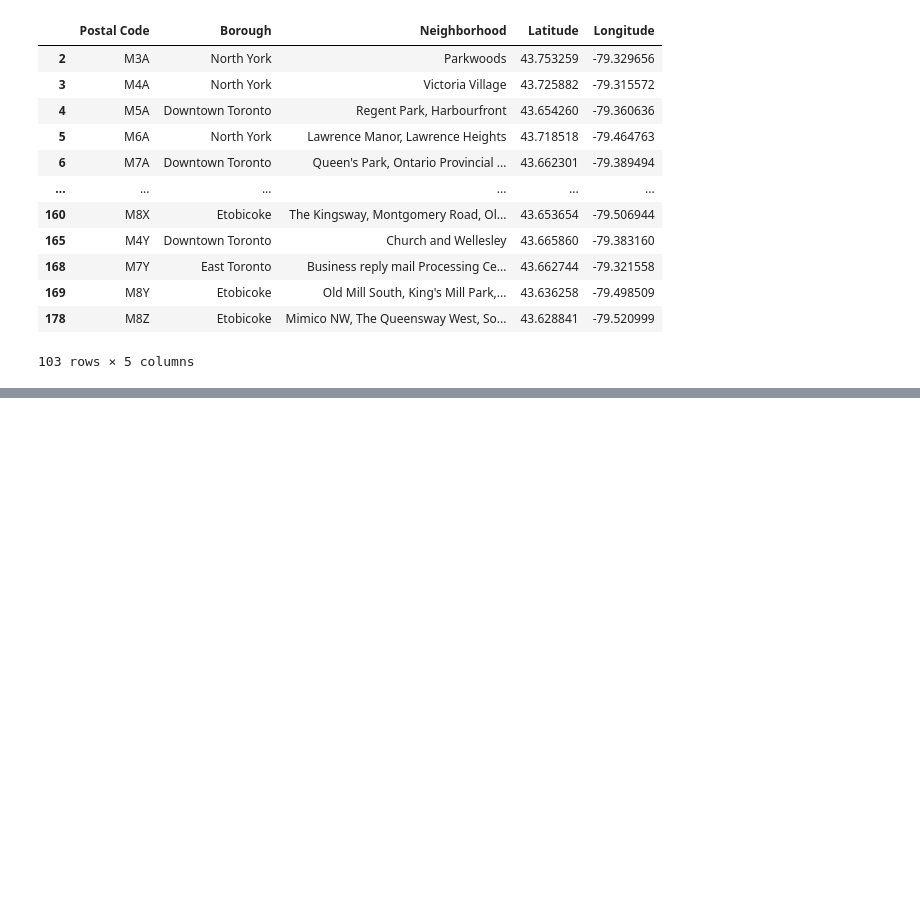
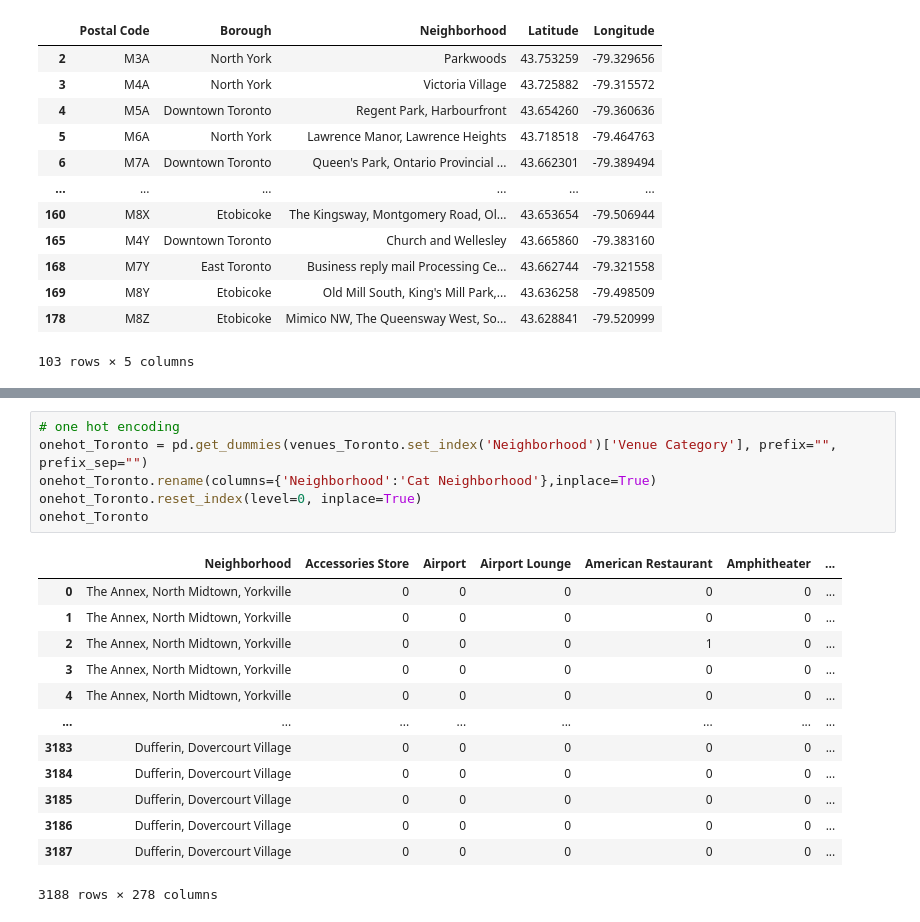
Before and after one commit to inesboxexa/Coursera_Capstone, a Jupyter notebook: Week-3.ipynb, the cells around one changed output, grey strips where cells are left out. Saved outputs shown, nothing was run; the diff lists cells and outputs as text; blank space fills up the shorter version.

```diff
--- a/Week-3.ipynb
+++ b/Week-3.ipynb
@@ -128,0 +321,20 @@ df_
+# %%
+# one hot encoding
+onehot_Toronto = pd.get_dummies(venues_Toronto.set_index('Neighborhood')['Venue Category'], prefix="", prefix_sep="")
+onehot_Toronto.rename(columns={'Neighborhood':'Cat Neighborhood'},inplace=True)
+onehot_Toronto.reset_index(level=0, inplace=True)
+onehot_Toronto
+# %% [output]
+|  | Neighborhood | Accessories Store | Airport | Airport Lounge | American Restaurant | Amphitheater | ... |
+| 0 | The Annex, North Midtown, Yorkville | 0 | 0 | 0 | 0 | 0 | ... |
+| 1 | The Annex, North Midtown, Yorkville | 0 | 0 | 0 | 0 | 0 | ... |
+| 2 | The Annex, North Midtown, Yorkville | 0 | 0 | 0 | 1 | 0 | ... |
+| 3 | The Annex, North Midtown, Yorkville | 0 | 0 | 0 | 0 | 0 | ... |
+| 4 | The Annex, North Midtown, Yorkville | 0 | 0 | 0 | 0 | 0 | ... |
+| ... | ... | ... | ... | ... | ... | ... | ... |
+| 3183 | Dufferin, Dovercourt Village | 0 | 0 | 0 | 0 | 0 | ... |
+| 3184 | Dufferin, Dovercourt Village | 0 | 0 | 0 | 0 | 0 | ... |
+| 3185 | Dufferin, Dovercourt Village | 0 | 0 | 0 | 0 | 0 | ... |
+| 3186 | Dufferin, Dovercourt Village | 0 | 0 | 0 | 0 | 0 | ... |
+| 3187 | Dufferin, Dovercourt Village | 0 | 0 | 0 | 0 | 0 | ... |
+3188 rows × 278 columns
```
Also changed, not shown: parts of 33 cells of this notebook.
